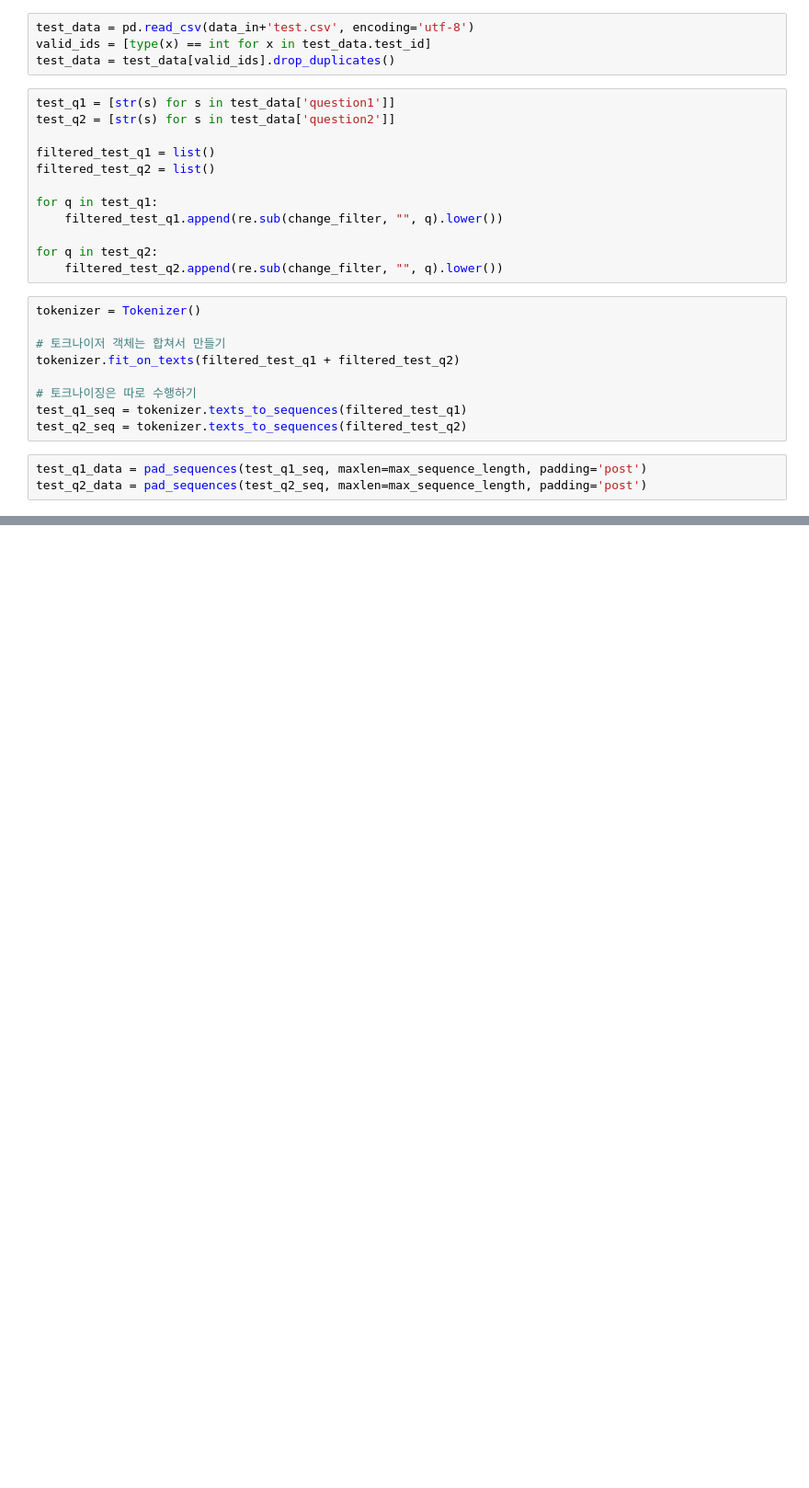
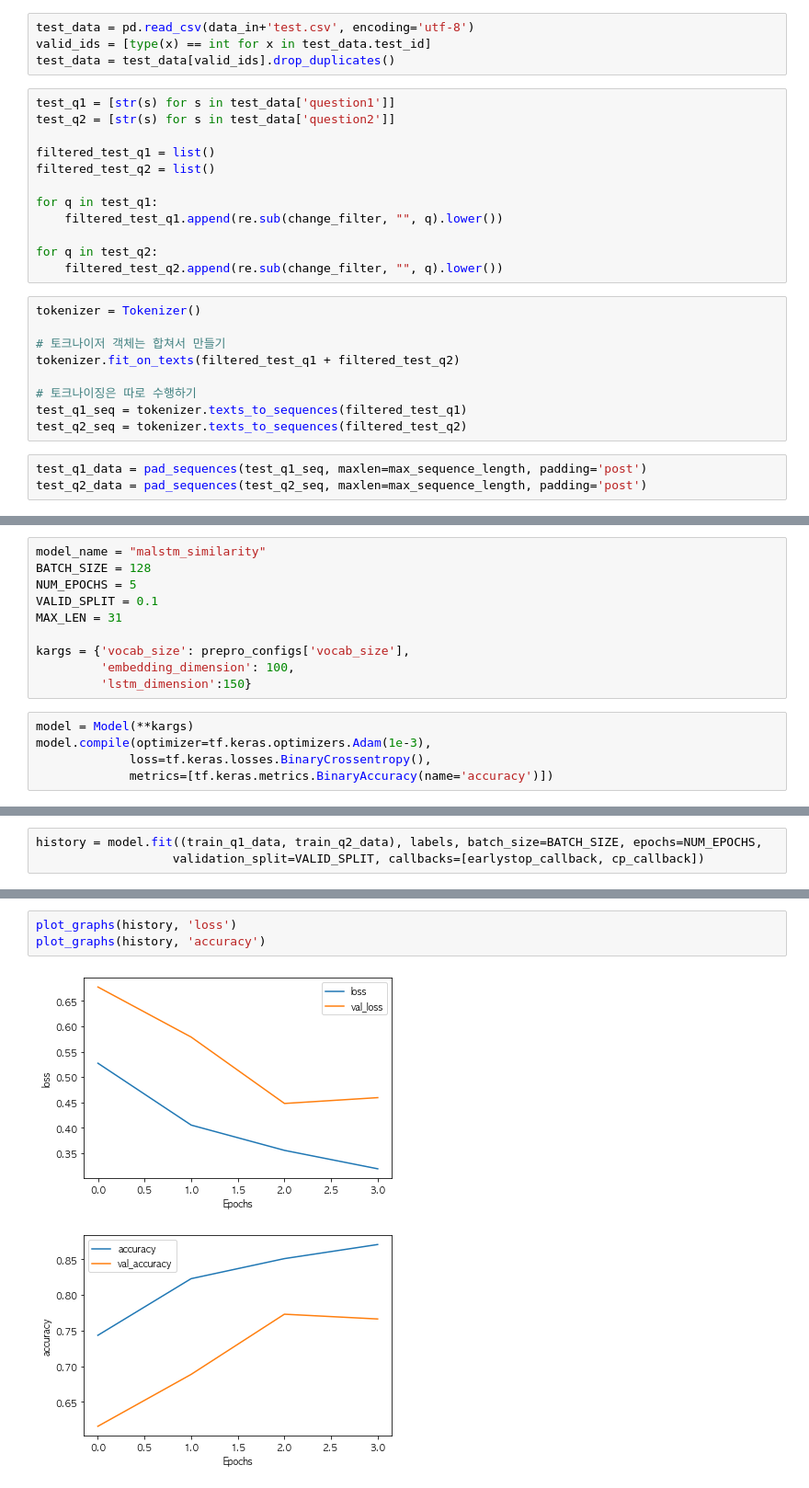
Before and after one commit to hyunbool/TIL, a Jupyter notebook: tf2-nlp/chap5/5_텍스트_유사도.ipynb, the cells around one changed output, grey strips where cells are left out. Shown at 92% size. Drawn from its saved outputs; the diff is of its cells as text; blank space fills up the shorter version.

```diff
--- a/tf2-nlp/chap5/5_텍스트_유사도.ipynb
+++ b/tf2-nlp/chap5/5_텍스트_유사도.ipynb
@@ -332,0 +552,15 @@ np.save(open(DATA_IN_PATH + TEST_LABEL_DATA , 'wb'), labels)
+# %%
+model_name = "malstm_similarity"
+BATCH_SIZE = 128
+NUM_EPOCHS = 5
+VALID_SPLIT = 0.1
+MAX_LEN = 31
+
+kargs = {'vocab_size': prepro_configs['vocab_size'],
+         'embedding_dimension': 100,
+         'lstm_dimension':150}
+# %%
+model = Model(**kargs)
+model.compile(optimizer=tf.keras.optimizers.Adam(1e-3),
+             loss=tf.keras.losses.BinaryCrossentropy(),
+             metrics=[tf.keras.metrics.BinaryAccuracy(name='accuracy')])
@@ -332,0 +588,3 @@ np.save(open(DATA_IN_PATH + TEST_LABEL_DATA , 'wb'), labels)
+# %%
+history = model.fit((train_q1_data, train_q2_data), labels, batch_size=BATCH_SIZE, epochs=NUM_EPOCHS,
+                   validation_split=VALID_SPLIT, callbacks=[earlystop_callback, cp_callback])
@@ -332,0 +604,6 @@ np.save(open(DATA_IN_PATH + TEST_LABEL_DATA , 'wb'), labels)
+# %%
+plot_graphs(history, 'loss')
+plot_graphs(history, 'accuracy')
+# %% [output]
+[figure, added]
+[figure, added]
```
Also changed, not shown: parts of 35 cells of this notebook, 1 other file.
